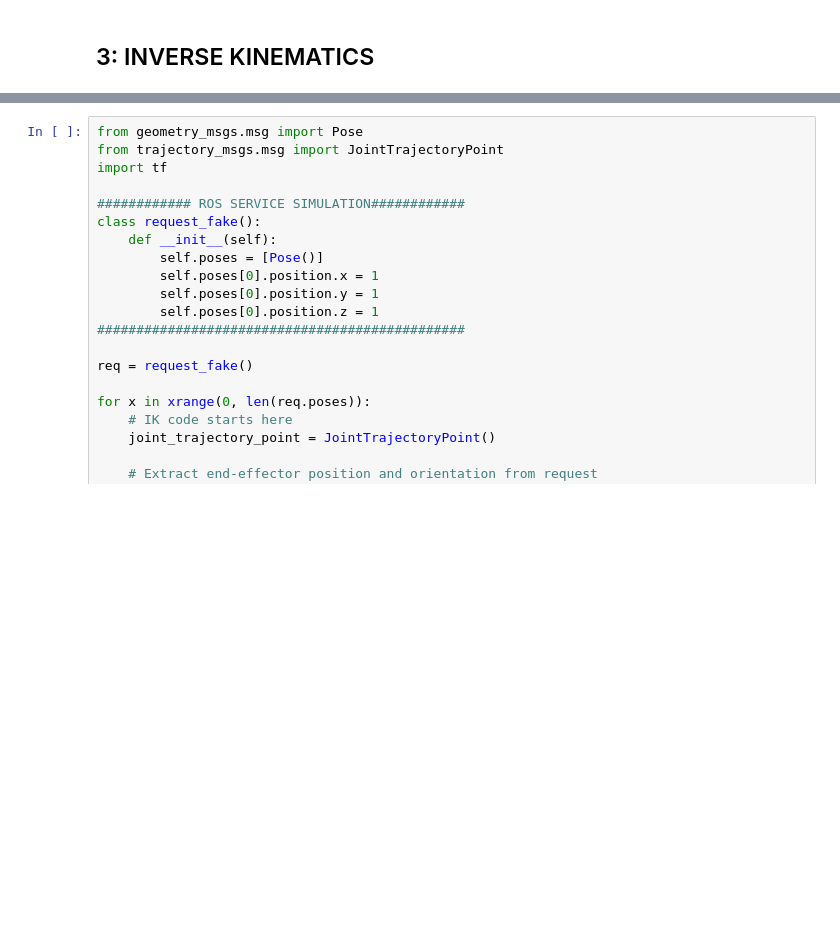
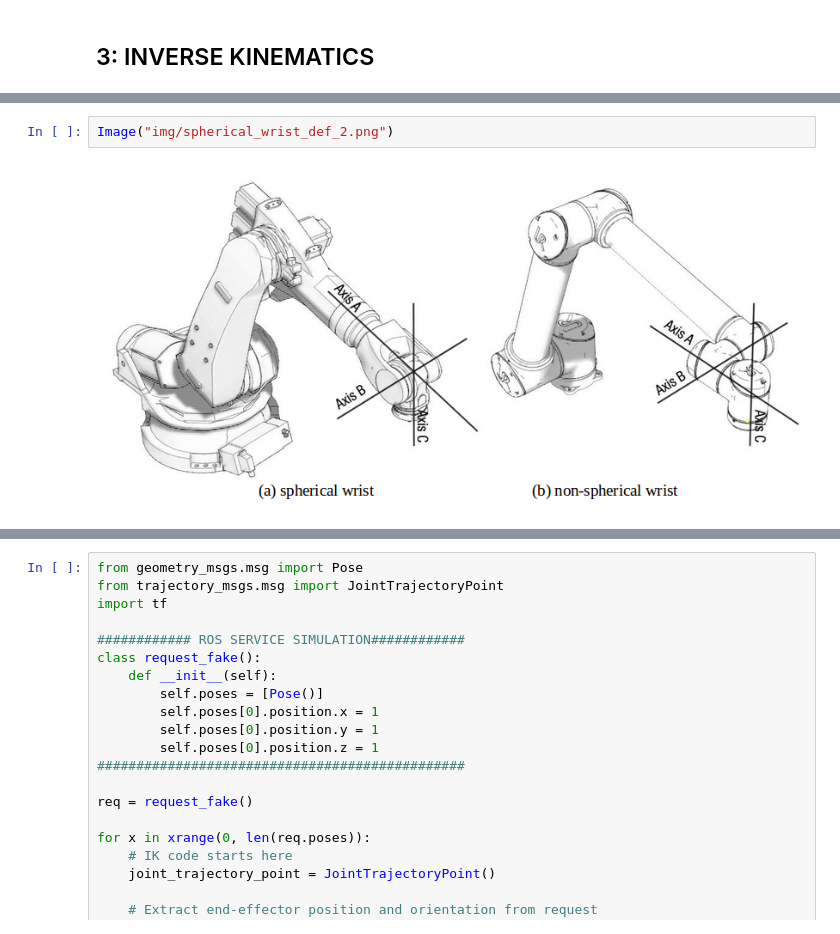
Before and after one commit to mcarfagno/robot_arm_pick_and_place, a Jupyter notebook: IK.ipynb, the cells around one changed output, grey strips where cells are left out. Drawn from its saved outputs; the diff is of its cells as text; blank space fills up the shorter version.

```diff
--- a/IK.ipynb
+++ b/IK.ipynb
@@ -257,0 +268,4 @@ Suppose this is are the desired poses of the end effector
+# %%
+Image("img/spherical_wrist_def_2.png")
+# %% [output]
+[figure, added]
```
Also changed, not shown: parts of 5 cells of this notebook, 3 other files.
